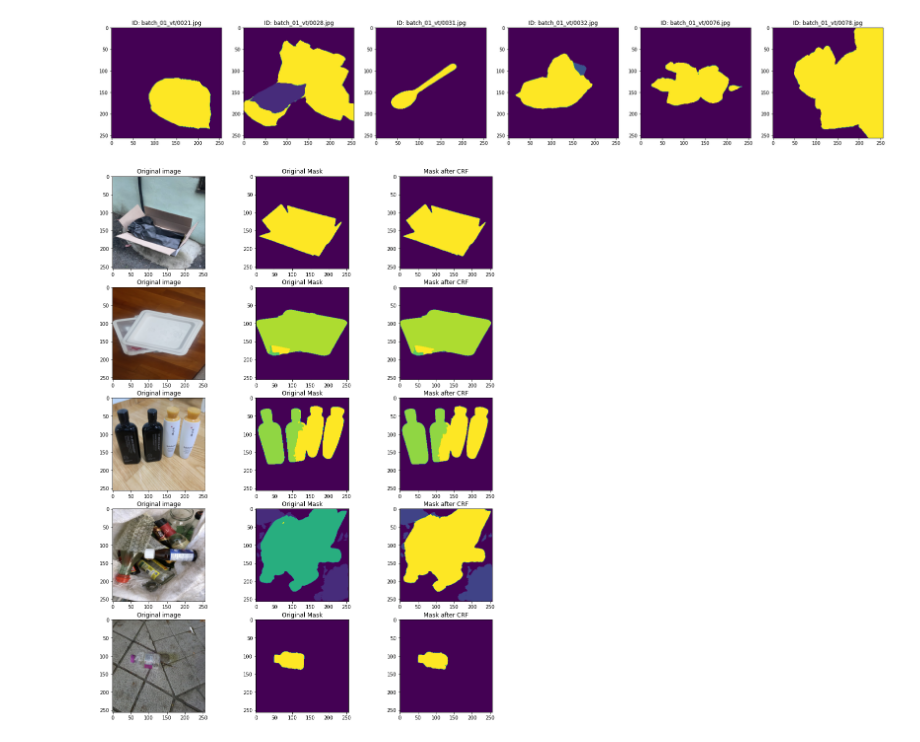
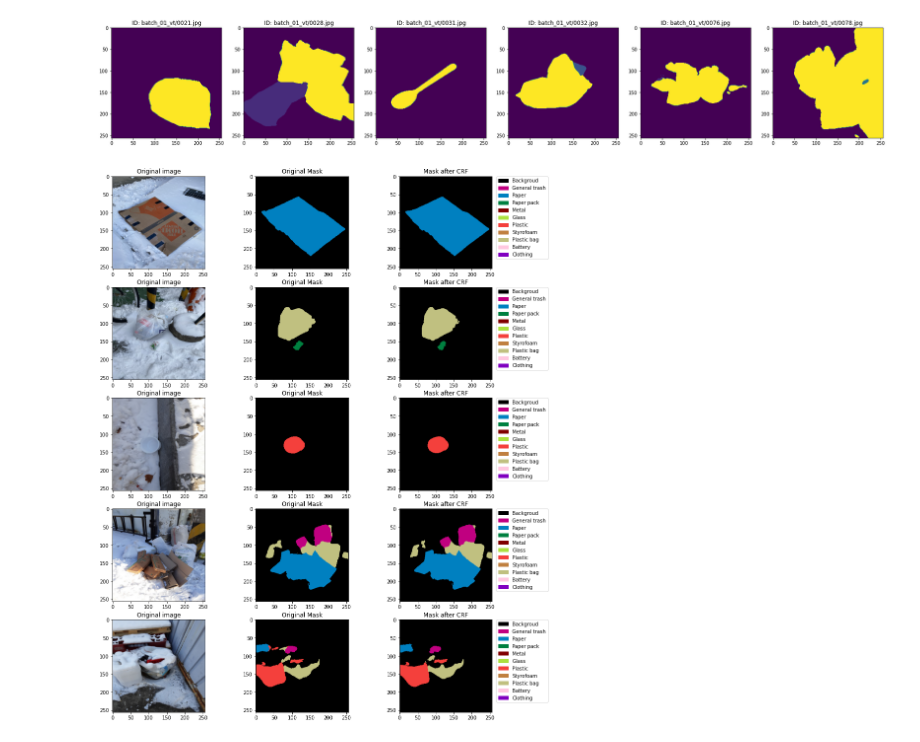
Before and after one commit to boostcampaitech2/semantic-segmentation-level2-cv-04, a Jupyter notebook: output/CRF.ipynb, the cells around one changed output. Saved outputs shown, nothing was run; the diff lists cells and outputs as text; code cells hidden in the pictures.

```diff
--- a/output/CRF.ipynb
+++ b/output/CRF.ipynb
@@ -9,2 +11,15 @@ import pandas as pd
 from tqdm import tqdm
 %matplotlib inline
+# %%
+class_colormap = [[0,0,0],
+               [192,0,128],
+               [0,128,192],
+               [0,128,64],
+               [128,0,0],
+               [172,224,64],
+               [244,64,60],
+               [192,128,64],
+               [192,192,128],
+               [255,200,224],
+               [128,0,192]]
+CLASSES = ("Backgroud", "General trash", "Paper", "Paper pack", "Metal", "Glass", "Plastic", "Styrofoam", "Plastic bag", "Battery", "Clothing")
@@ -24,7 +75,7 @@ def encode(im):
 reading and decoding the submission
 
 """
-df = pd.read_csv('./ensemble_latest.csv')
+df = pd.read_csv('./ensemble_1.0.csv')
 i = 0
 j = 0
 plt.figure(figsize=(30,15))
@@ -41,7 +92,7 @@ while True:
             break
     i = i + 1
 # %% [output]
-[figure, old version]
+[figure, new version]
 # %%
 """
 Function which returns the labelled image after applying CRF
@@ -67,7 +118,7 @@ def crf(original_image, mask_img):
     d.addPairwiseGaussian(sxy=3, compat=3, kernel=dcrf.DIAG_KERNEL, normalization=dcrf.NORMALIZE_SYMMETRIC)
 
     # This adds the color-dependent term, i.e. features are (x,y,r,g,b).
-    d.addPairwiseBilateral(sxy=30, srgb=7, rgbim=original_image, compat=5)
+    d.addPairwiseBilateral(sxy=30, srgb=5, rgbim=original_image, compat=5)
 
     Q = d.inference(45)
 
@@ -80,37 +131,43 @@ test_path = '../input/data/'
 # %%
 """
 visualizing the effect of applying CRF
 
 """
 nImgs = 5
-i = 500
+i = 15
 j = 1
 plt.figure(figsize=(20,20))
 plt.subplots_adjust(wspace=0.2,hspace=0.2)  #adjust this to change vertical and horiz. spacings..
+
+category_and_rgb = [[CLASSES[idx], (r,g,b)] for idx, (r, g, b) in enumerate(class_colormap)]
+legend_elements = [Patch(facecolor=webcolors.rgb_to_hex(rgb), edgecolor=webcolors.rgb_to_hex(rgb), label=category) for category, rgb in category_and_rgb]
+
 while True:
     if str(df.loc[i,'PredictionString'])!=str(np.nan):
         decoded_mask = decode(df.loc[i,'PredictionString'])
         orig_img = imread(test_path+df.loc[i,'image_id'])
         orig_img = resize(orig_img, (256, 256, 3))
         orig_img = np.uint8(255 * orig_img)
         #Applying CRF on FCN-16 annotated image
         crf_output = crf(orig_img,decoded_mask)
         plt.subplot(nImgs,4,4*j-3)
         plt.imshow(orig_img)
         plt.title('Original image')
         plt.subplot(nImgs,4,4*j-2)
-        plt.imshow(decoded_mask)
+        plt.imshow(label_to_color_image(decoded_mask))
         plt.title('Original Mask')
         plt.subplot(nImgs,4,4*j-1)
-        plt.imshow(crf_output)
+        plt.imshow(label_to_color_image(crf_output))
         plt.title('Mask after CRF')
+        plt.legend(handles=legend_elements, bbox_to_anchor=(1.05, 1), loc=2, borderaxespad=0)
+
         if j == nImgs:
             break
         else:
             j = j + 1
     i = i + 1
 # %% [output]
-[figure, old version]
+[figure, new version]
 # %%
 """
 Applying CRF on the predicted mask
```
Also changed, not shown: parts of 3 cells of this notebook, 4 other files.
